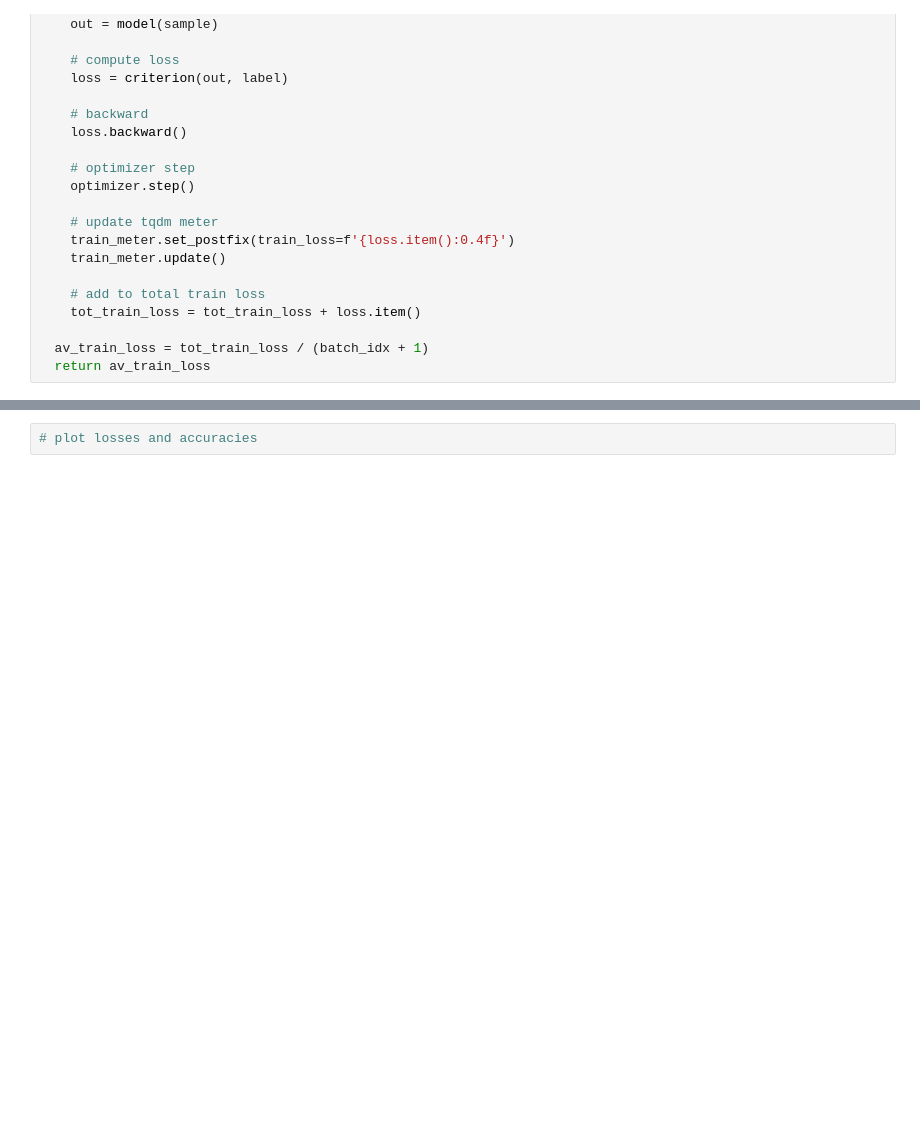
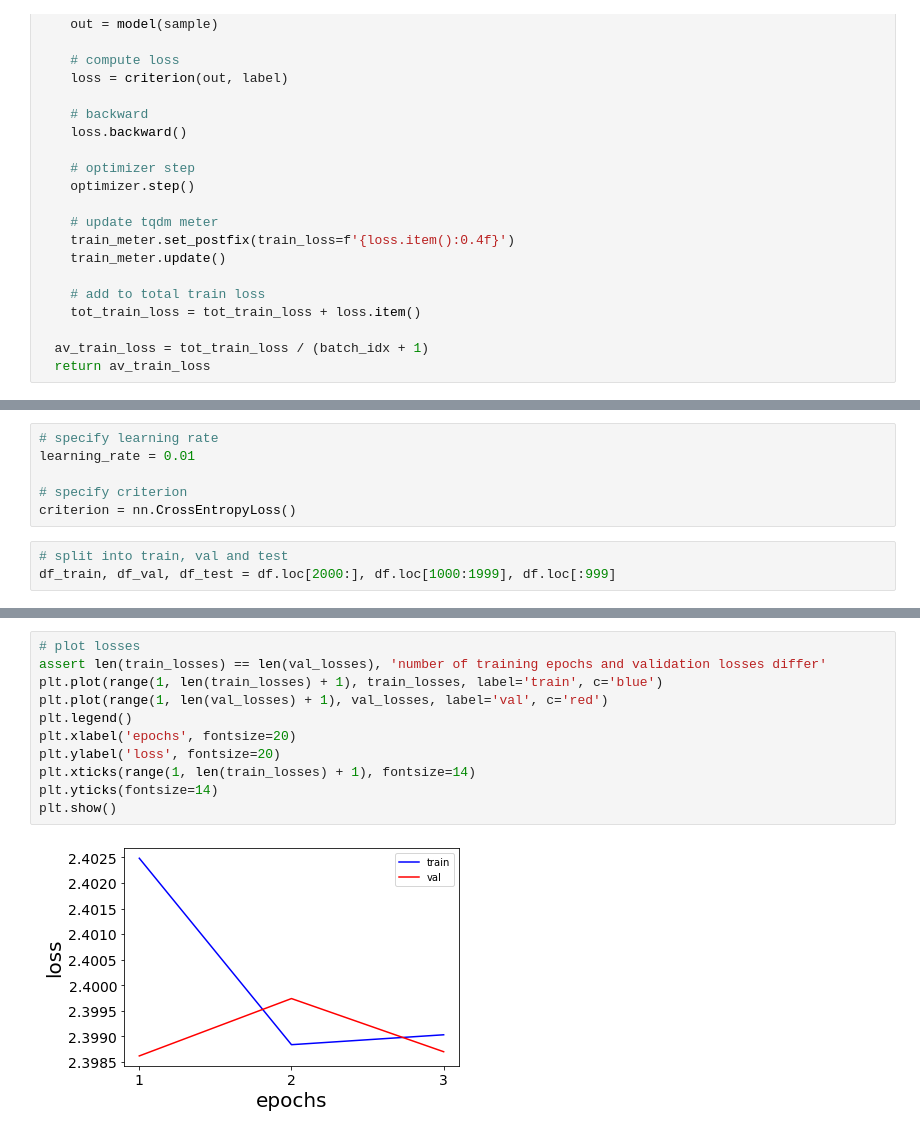
Before and after one commit to avinashjairam/Exploring-Neural-Networks, a Jupyter notebook: HW 2/part2.ipynb, the cells around one changed output, grey strips where cells are left out. Cells and saved outputs as stored; diff of their text form; blank space fills up the shorter version.

```diff
--- a/HW 2/part2.ipynb
+++ b/HW 2/part2.ipynb
@@ -183,2 +189,11 @@ def validate(data_loader, model, criterion, device):
   accuracy = corrects / total
   return av_val_loss, accuracy
+# %%
+# specify learning rate
+learning_rate = 0.01
+
+# specify criterion
+criterion = nn.CrossEntropyLoss()
+# %%
+# split into train, val and test
+df_train, df_val, df_test = df.loc[2000:], df.loc[1000:1999], df.loc[:999]
@@ -269,3 +330,14 @@ HBox(children=(IntProgress(value=0, description='val', max=22, style=ProgressSty
-# %%
-# plot losses and accuracies
+# %%
+# plot losses
+assert len(train_losses) == len(val_losses), 'number of training epochs and validation losses differ'
+plt.plot(range(1, len(train_losses) + 1), train_losses, label='train', c='blue')
+plt.plot(range(1, len(val_losses) + 1), val_losses, label='val', c='red')
+plt.legend()
+plt.xlabel('epochs', fontsize=20)
+plt.ylabel('loss', fontsize=20)
+plt.xticks(range(1, len(train_losses) + 1), fontsize=14)
+plt.yticks(fontsize=14)
+plt.show()
+# %% [output]
+[figure, added]
 # %%
```
Also changed, not shown: parts of 17 cells of this notebook.
